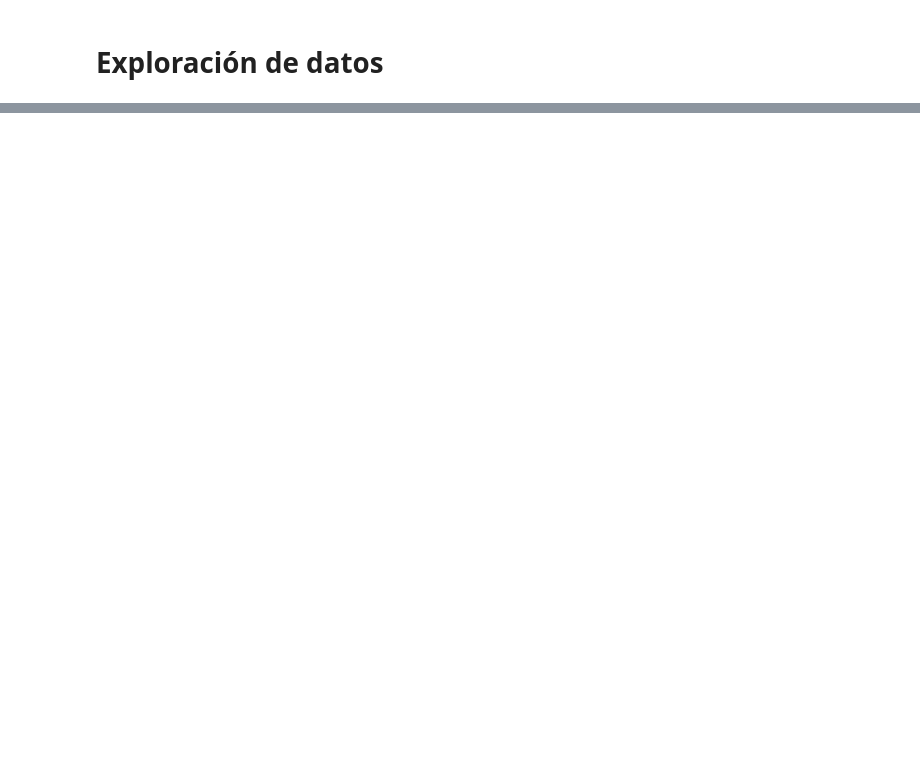
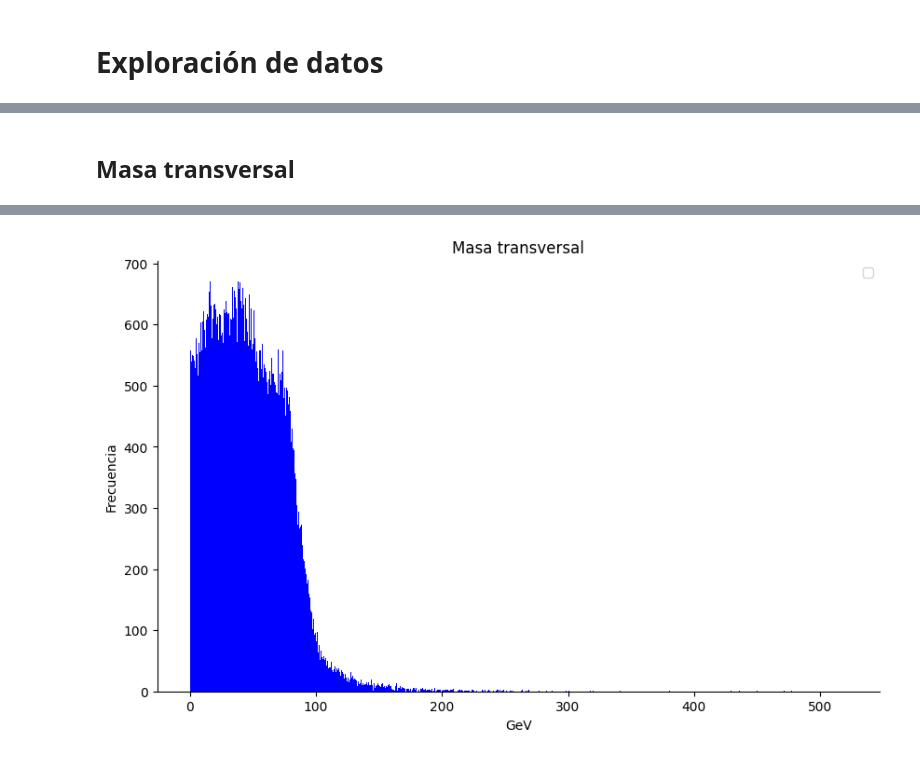
Before and after one commit to ProgramasParaFisicaDeParticulas/blindsampleanalysiswithcsv4-Jorge-1501, a Jupyter notebook: Exploracion.ipynb, the cells around one changed output, grey strips where cells are left out. Drawn from its saved outputs; the diff is of its cells as text; code cells hidden in the pictures; blank space fills up the shorter version.

```diff
--- a/Exploracion.ipynb
+++ b/Exploracion.ipynb
@@ -55,0 +372,28 @@ fatal: could not read Username for 'https://github.com': No such device or addre
+# %% [markdown]
+## Masa transversal
+# %%
+# Paso 1: Calcular la diferencia en el ángulo azimutal
+particles['delta_phi'] = particles['phi'] - particles['phiMET']
+
+# Paso 2: Calcular la masa transversa
+particles['mass_transverse'] = np.sqrt(2 * particles['pt'] * particles['MET'] * (1 - np.cos(particles['delta_phi'])))
+# %%
+# Creación de una figura y ejes para los histogramas
+fig, ax = plt.subplots(figsize=(10, 6))
+
+# Gráfica los histogramas
+ax.hist(particles['mass_transverse'], bins=1000, color="Blue")
+plt.gca().spines[['top', 'right',]].set_visible(False)
+
+# Título y etiquetas
+ax.set_title('Masa transversal')
+ax.set_xlabel('GeV')
+ax.set_ylabel('Frecuencia')
+
+#plt.xlim(-1,3)
+
+ax.legend()
+
+# Mostrar la gráfica
+plt.show()
+# %% [output]
@@ -55,0 +401 @@ fatal: could not read Username for 'https://github.com': No such device or addre
+[figure, added]
```
Also changed, not shown: parts of 37 cells of this notebook.
